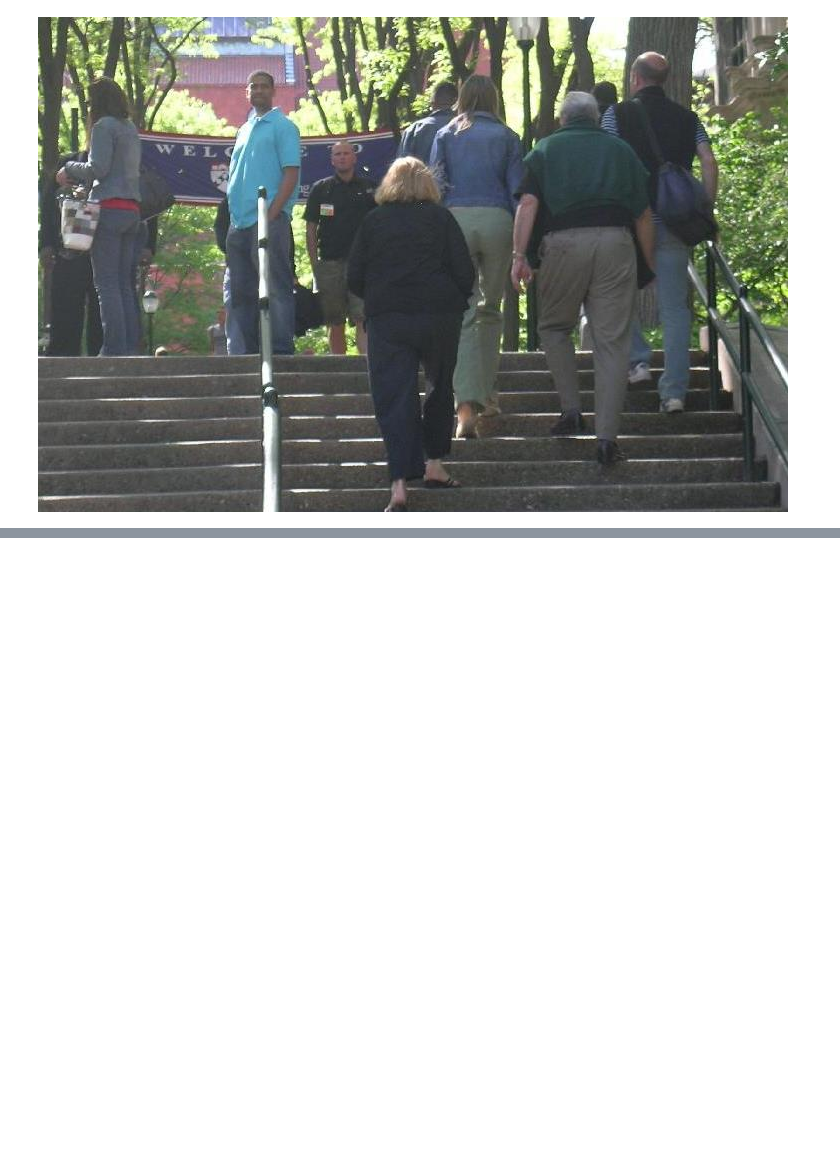
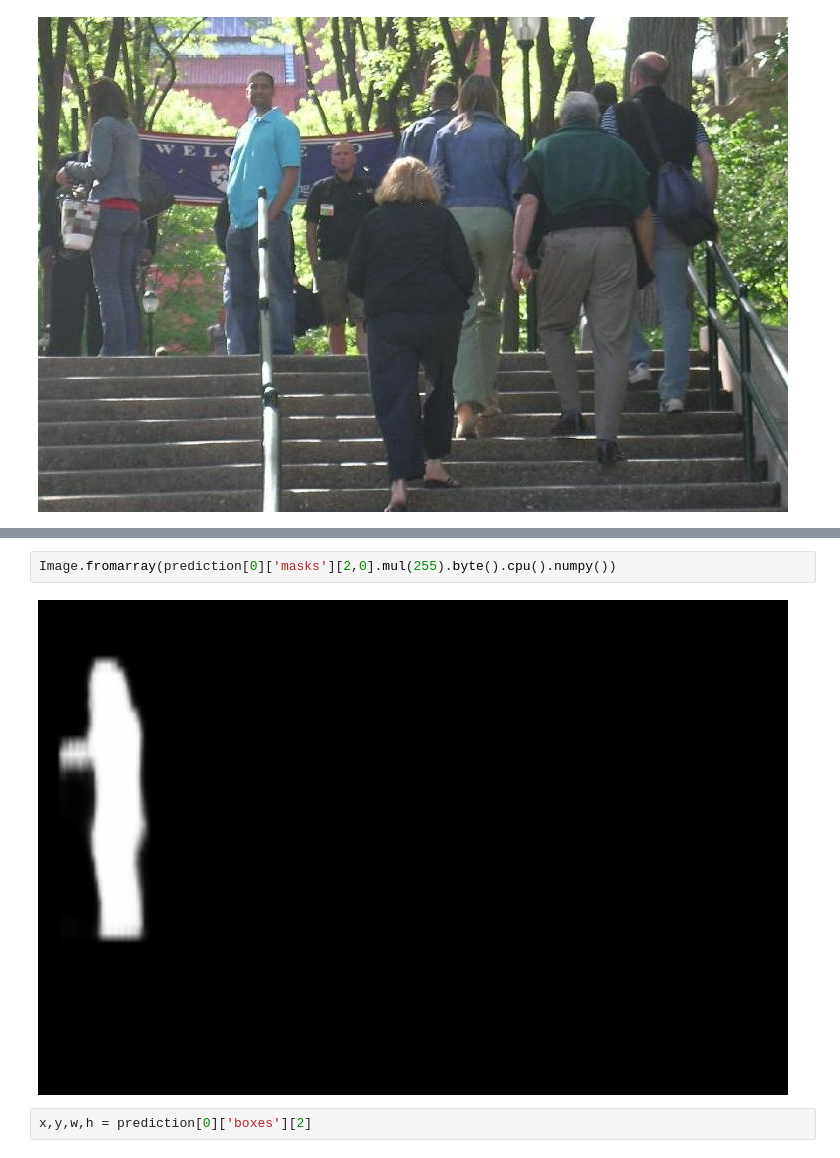
Before and after one commit to brainmentorspvtltd/IGDTU_PyTorchTraining, a Jupyter notebook: IG_PedObjectDetection.ipynb, the cells around one changed output, grey strips where cells are left out. Cells and saved outputs as stored; diff of their text form; blank space fills up the shorter version.

```diff
--- a/IG_PedObjectDetection.ipynb
+++ b/IG_PedObjectDetection.ipynb
@@ -356,0 +359,6 @@ IndexError: ignored
+# %%
+Image.fromarray(prediction[0]['masks'][2,0].mul(255).byte().cpu().numpy())
+# %% [output]
+[figure, added]
+# %%
+x,y,w,h = prediction[0]['boxes'][2]
```
Also changed, not shown: parts of 8 cells of this notebook.
